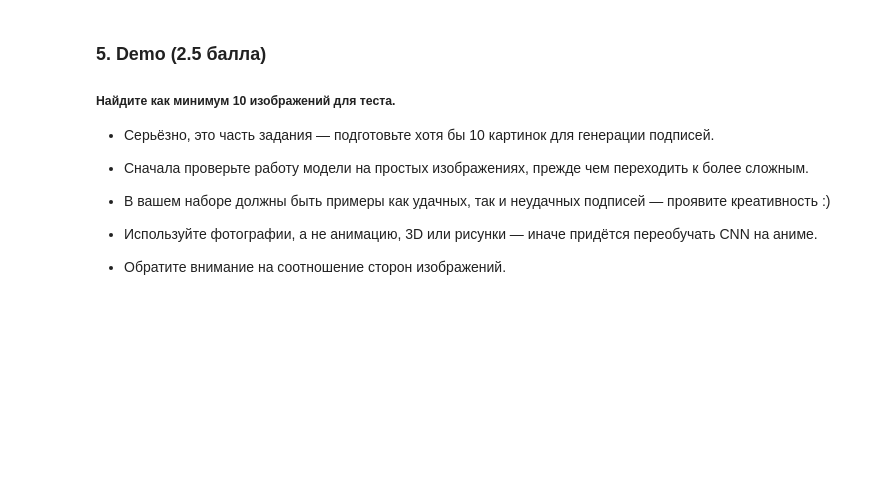
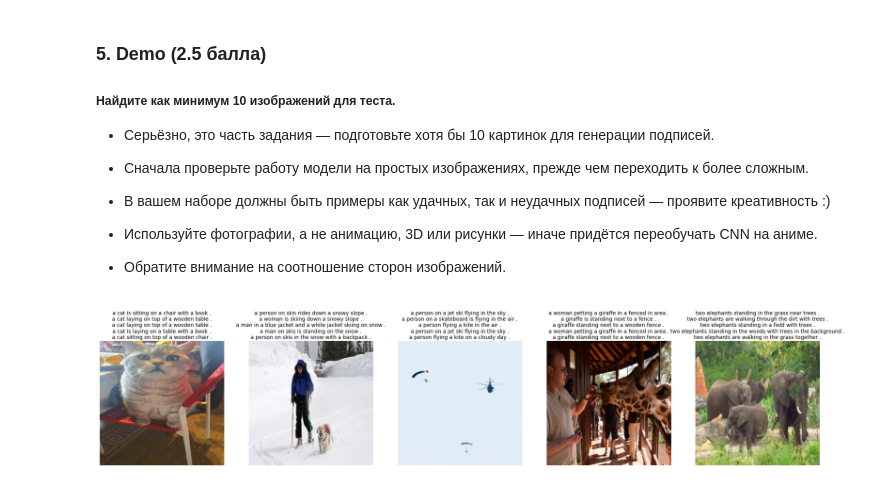
Before and after one commit to platiumgold/neural-networks, a Jupyter notebook: hw8/homework8_image_captioning.ipynb, the cells around one changed output. Cells and saved outputs as stored; diff of their text form; code cells hidden in the pictures; blank space fills up the shorter version.

```diff
--- a/hw8/homework8_image_captioning.ipynb
+++ b/hw8/homework8_image_captioning.ipynb
@@ -473,0 +455,22 @@ a cat laying on a bed with a dog .
+# %%
+
+imgs = [f'data/{i}.png' for i in range(1,6)]
+
+fig, axes = plt.subplots(1, 5, figsize=(25, 7))
+
+for i, img in enumerate(imgs):
+    ax = axes[i]
+    img = Image.open(imgs[i]).convert('RGB')
+    img = img.resize((299, 299))
+    if i == 0:
+        img = img.rotate(270)
+    img = np.array(img).astype('float32') / 255.
+    ax.imshow(img)
+    ax.axis('off')
+    captions = '\n'.join(' '.join(generate_caption(img, t=5.)[1:-1]) for i in range(5))
+    ax.set_title(captions, wrap=True, fontsize=10)
+plt.show()
+#for i in range(10):
+#    print(' '.join(generate_caption(img, t=5.)[1:-1]))
+# %% [output]
+[figure, added]
```
Also changed, not shown: parts of 19 cells of this notebook.
